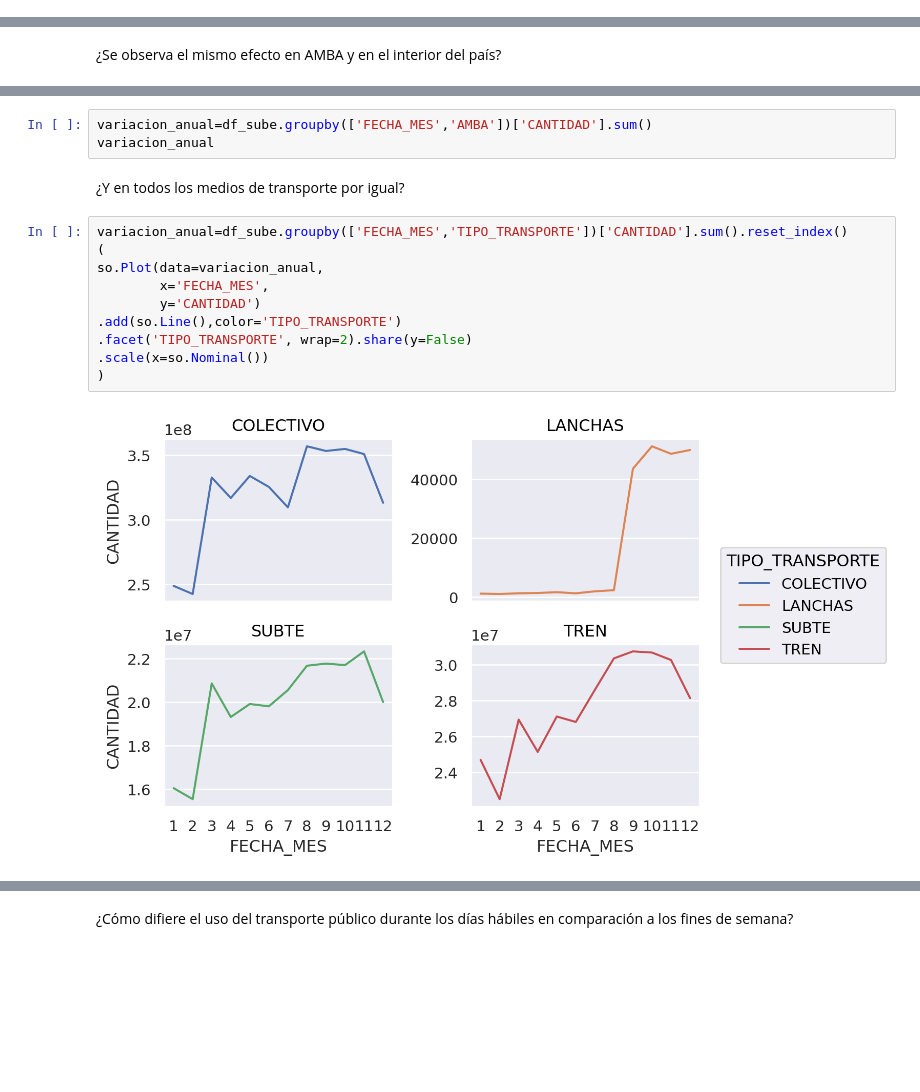
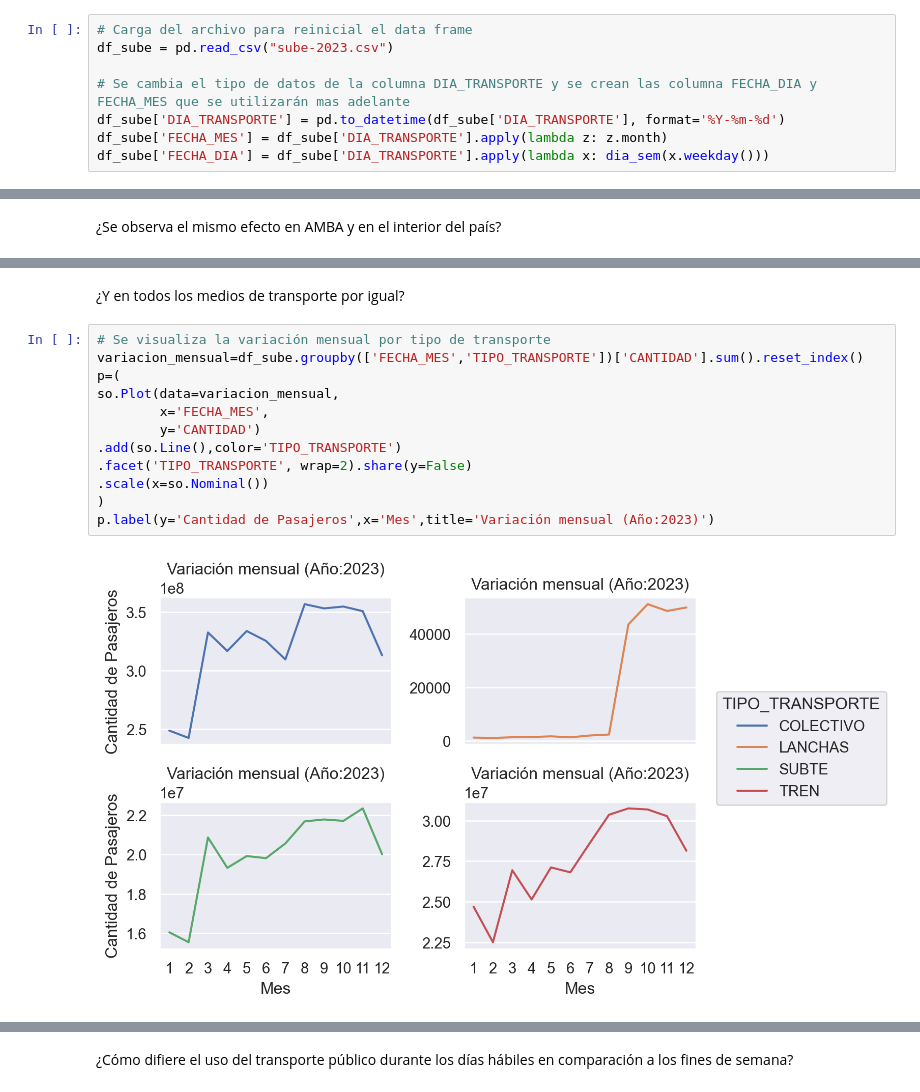
Before and after one commit to mgresnik/trabajo_practico_nro_1, a Jupyter notebook: Laboratorio_de_datos_(LCD)_IC_2024_Trabajo_Práctico_N°_1.ipynb, the cells around one changed output, grey strips where cells are left out. Saved outputs shown, nothing was run; the diff lists cells and outputs as text; blank space fills up the shorter version.

```diff
--- a/Laboratorio_de_datos_(LCD)_IC_2024_Trabajo_Práctico_N°_1.ipynb
+++ b/Laboratorio_de_datos_(LCD)_IC_2024_Trabajo_Práctico_N°_1.ipynb
@@ -155,3 +178,11 @@ id_min_std_pasajeros
 
 ¿Cómo varía el uso del transporte público a lo largo del año?
+# %%
+# Carga del archivo para reinicial el data frame
+df_sube = pd.read_csv("sube-2023.csv")
+
+# Se cambia el tipo de datos de la columna DIA_TRANSPORTE y se crean las columna FECHA_DIA y FECHA_MES que se utilizarán mas adelante
+df_sube['DIA_TRANSPORTE'] = pd.to_datetime(df_sube['DIA_TRANSPORTE'], format='%Y-%m-%d')
+df_sube['FECHA_MES'] = df_sube['DIA_TRANSPORTE'].apply(lambda z: z.month)
+df_sube['FECHA_DIA'] = df_sube['DIA_TRANSPORTE'].apply(lambda x: dia_sem(x.weekday()))
 # %%
@@ -182,17 +217,16 @@ so.Plot(data=variacion_anual,
-# %%
-variacion_anual=df_sube.groupby(['FECHA_MES','AMBA'])['CANTIDAD'].sum()
-variacion_anual
 # %% [markdown]
 ¿Y en todos los medios de transporte por igual?
 # %%
-variacion_anual=df_sube.groupby(['FECHA_MES','TIPO_TRANSPORTE'])['CANTIDAD'].sum().reset_index()
-(
-so.Plot(data=variacion_anual,
+# Se visualiza la variación mensual por tipo de transporte
+variacion_mensual=df_sube.groupby(['FECHA_MES','TIPO_TRANSPORTE'])['CANTIDAD'].sum().reset_index()
+p=(
+so.Plot(data=variacion_mensual,
         x='FECHA_MES',
         y='CANTIDAD')
 .add(so.Line(),color='TIPO_TRANSPORTE')
 .facet('TIPO_TRANSPORTE', wrap=2).share(y=False)
 .scale(x=so.Nominal())
 )
+p.label(y='Cantidad de Pasajeros',x='Mes',title='Variación mensual (Año:2023)')
 # %% [output]
-[figure, old version]
+[figure, new version]
```
Also changed, not shown: parts of 34 cells of this notebook, 1 other file.
